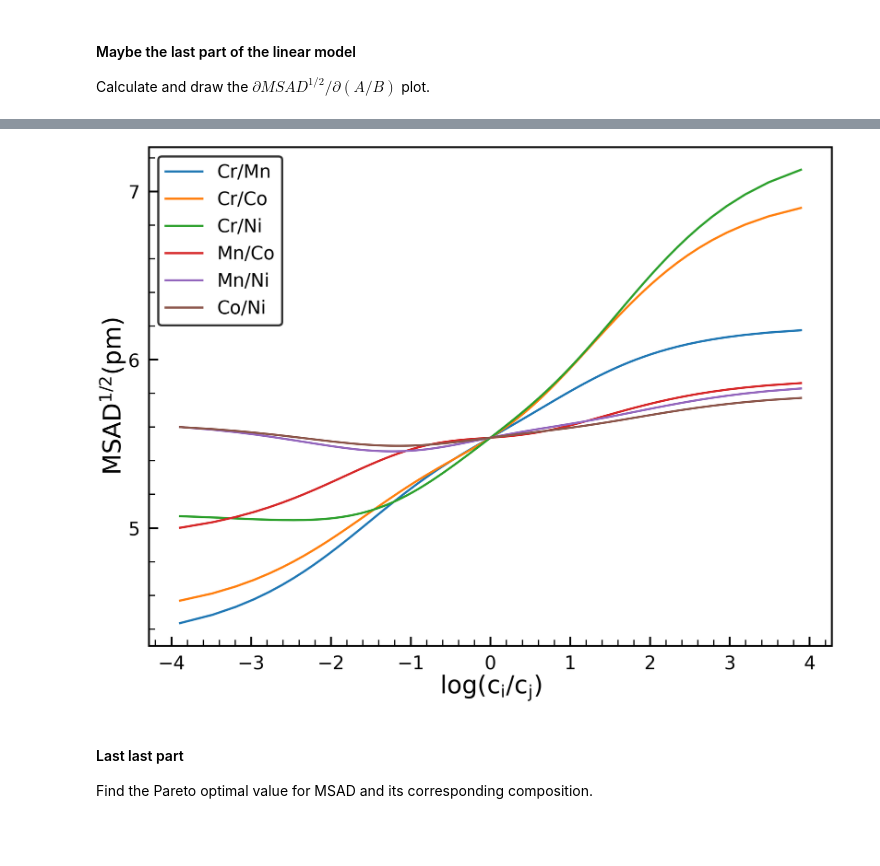
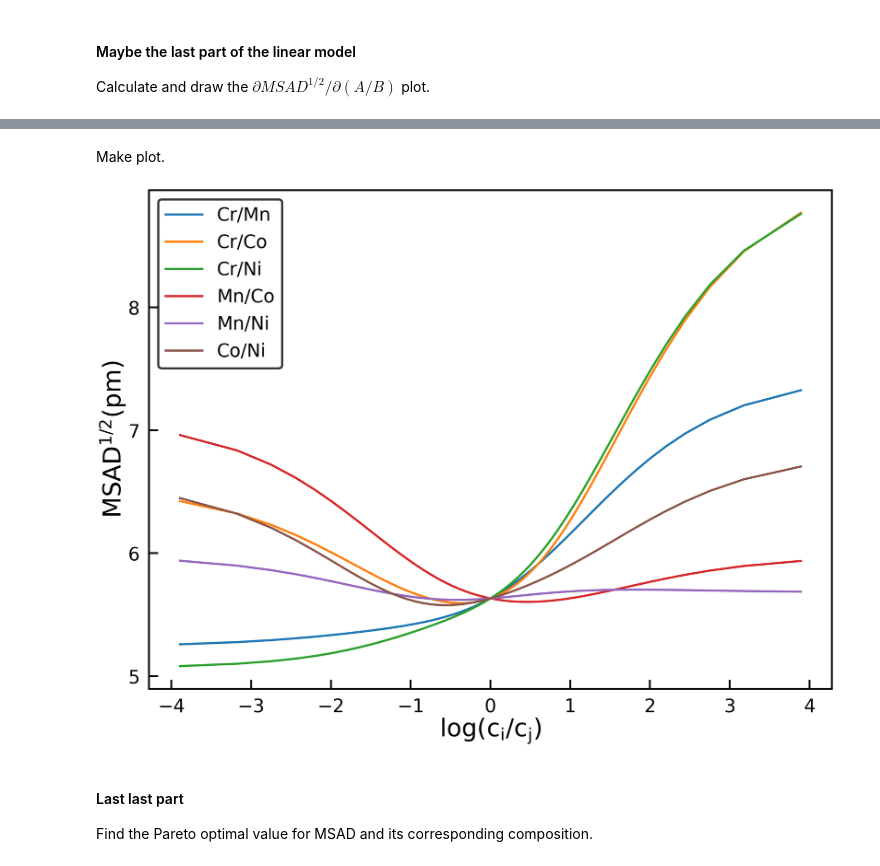
Before and after one commit to wzetto/MATools, a Jupyter notebook: CE_MC/cluster_ce_msad.ipynb, the cells around one changed output, grey strips where cells are left out. Saved outputs shown, nothing was run; the diff lists cells and outputs as text; code cells hidden in the pictures; blank space fills up the shorter version.

```diff
--- a/CE_MC/cluster_ce_msad.ipynb
+++ b/CE_MC/cluster_ce_msad.ipynb
@@ -2256,5 +2267,5 @@ ce_ = CE(ind_1nn, ind_2nn, ind_3nn, ind_4nn, ind_5nn, ind_6nn,
 # %%
-atomic_ratio = np.array([0.4, 0.05, 0.275, 0.275])
+atomic_ratio = np.array([0.25, 0.25, 0.25, 0.25])
 
 #* Scalar part
 # chosen_embed_ = np.load('./runs/demo/20230103/chosen_embed.npy')
@@ -2304,13 +2311,14 @@ Calculate and draw the $\partial{MSAD^{1/2}}/\partial{(A/B)}$ plot.
 # %%
 def ratio_msad(atom_ind1: int, atom_ind2: int):
     a1, a2 = embed_type[atom_ind1], embed_type[atom_ind2]
-    c_1_list = np.linspace(0.01, 0.49, 100)
+    c_1_list = np.linspace(0.01, 0.49, 49)
     c_2_list = 0.5 - c_1_list
     ratio_list = c_1_list/c_2_list
     log_ratiolist = np.log(ratio_list)
     msad_predict_list = []
 
     for c_1, c_2 in zip(c_1_list, c_2_list):
+
         atomic_ratio = np.array([0.25, 0.25, 0.25, 0.25])
         atomic_ratio[[atom_ind1, atom_ind2]] = c_1, c_2
         ideal_weight = scaler_raw.transform(ce_.ideal_extract(atomic_ratio).reshape(1,-1))
@@ -2330,8 +2338,12 @@ embed_type = ['Cr', 'Mn', 'Co', 'Ni']
 fig = plt.figure(figsize=(16, 5))
 ax1 = fig.add_subplot(121)
 ax2 = fig.add_subplot(122)
+count = 1
 
 for i, j in combinations(range(4), 2):
+    print(f'Count: {i, j, count}')
+    count += 1
+
     ratio_predict, logratio_predict, msad_predict, type_predict = ratio_msad(i, j)
     ce_ratioresult[type_predict+'_ratio'] = ratio_predict
     ce_ratioresult[type_predict+'_msad'] = msad_predict
@@ -2346,0 +2365,22 @@ plt.show()
+# %%
+'''
+Illustration of ECI-Cluster relationship.
+'''
+v_param = regr_ga.coef_
+v_0 = regr_ga.intercept_
+
+embed_book_chosen = embed_book[eci_ind]
+cluster_type_chosen = embed_book_chosen.copy()
+for i in range(len(cluster_type_chosen)):
+    if i == 11:
+        j = 4
+    elif i == 12:
+        j = 5
+    elif 3 <= i <= 10:
+        j = i + 3
+    else:
+        j = i + 1
+    cluster_type_chosen[i] = np.ones(len(cluster_type_chosen[i]))*j
+
+cluster_type_chosen = np.concatenate(cluster_type_chosen)
+plt.plot(cluster_type_chosen, v_param, 'o')
@@ -2347 +2394,3 @@ plt.show()
+# %% [markdown]
+Make plot.
 # %%
@@ -2358,7 +2407,7 @@ import matplotlib.pyplot as plt
 from itertools import combinations
 import matplotlib
 
-pth_sav = './runs/demo/20230112_result/'
+pth_sav = './runs/demo/20230123_basis_symmetry_result/'
 with open(f'{pth_sav}ce_ratioresult.pkl', 'rb') as f:
     ce_ratioresult = pickle.load(f)
 
@@ -2379,34 +2428,34 @@ plt.tick_params(which = 'minor', length = 20, width = 4, direction='in', color =
 
 plt.rcParams["xtick.minor.visible"] =  True
 plt.rcParams["ytick.minor.visible"] =  True
 
 labels = ax.get_xticklabels() + ax.get_yticklabels()
 plt.ylabel('$\mathregular{MSAD^{1/2} (pm)}$', fontsize = 80, c = 'k')
 plt.xlabel('$\mathregular{\mathrm{log}(c_i/c_j}$)', fontsize = 80, c = 'k')
 plt.xticks(new_ticksx, c = 'k', fontsize = 60)
 plt.yticks(new_ticksy, c = 'k', fontsize = 60)
 
 ax.tick_params(pad = 30)
 bwith = 6
 ax.spines['bottom'].set_linewidth(bwith)
 ax.spines['left'].set_linewidth(bwith)
 ax.spines['top'].set_linewidth(bwith)
 ax.spines['right'].set_linewidth(bwith)
 
 for i, j in combinations(range(4), 2):
     pair_type = embed_type[i] + '/' + embed_type[j]
     ratio_ = np.log(ce_ratioresult[pair_type+'_ratio'])
     msad_ = ce_ratioresult[pair_type+'_msad']
     plt.plot(ratio_, msad_, label=pair_type, linewidth=7)
 
 legend = plt.legend(fontsize=60, edgecolor='black', )
 legend.set_frame_on(True)
 legend.get_frame().set_linewidth(7)
 legend.get_frame().set_edgecolor("k")
 
 plt.show()
 # %% [output]
-[figure, old version]
+[figure, new version]
 # %% [markdown]
 #### Last last part
 
```
Also changed, not shown: parts of 24 cells of this notebook, 9 other files.
